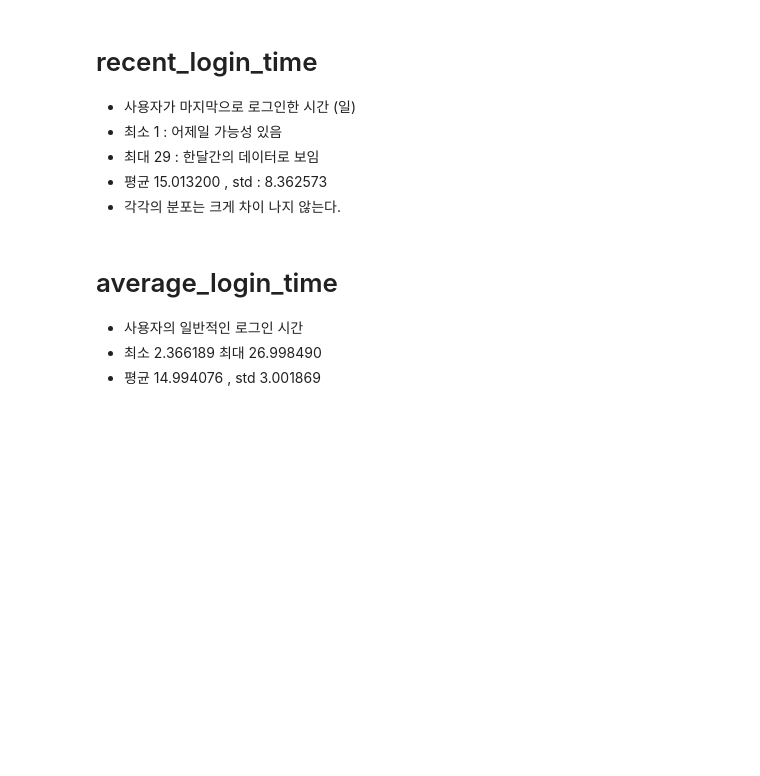
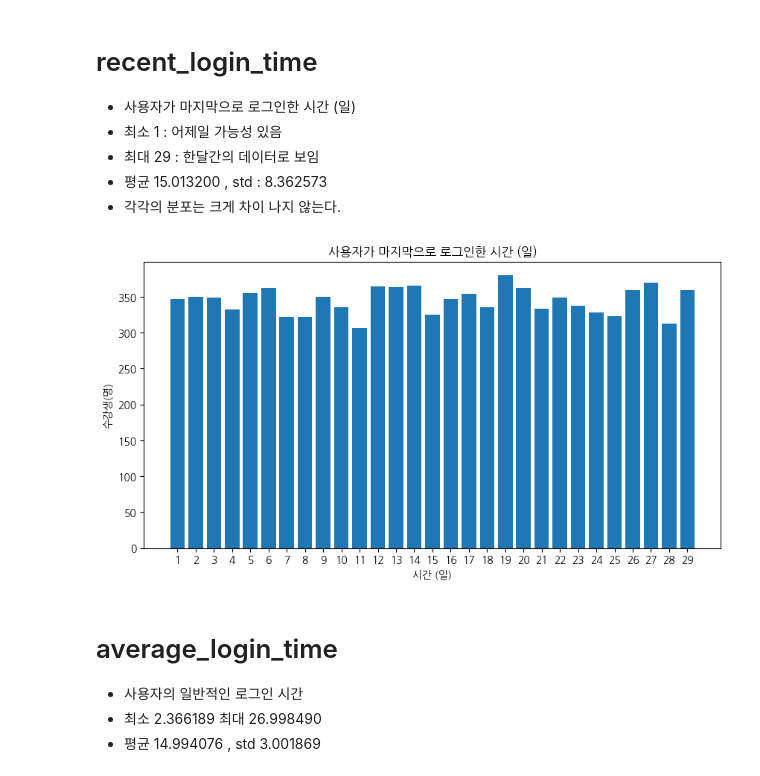
Before and after one commit to min01118/WASSUP4, a Jupyter notebook: 05_Data_Analysis/DA_Mini_Project.ipynb, the cells around one changed output. Saved outputs shown, nothing was run; the diff lists cells and outputs as text; code cells hidden in the pictures; blank space fills up the shorter version.

```diff
--- a/05_Data_Analysis/DA_Mini_Project.ipynb
+++ b/05_Data_Analysis/DA_Mini_Project.ipynb
@@ -113,6 +153,31 @@ df.sort_values("user_id")
 * 최대 29 : 한달간의 데이터로 보임
 * 평균 15.013200 , std : 8.362573
 * 각각의 분포는 크게 차이 나지 않는다.
+# %%
+df['recent_login_time'].sort_values()
+recent_login_time = df['recent_login_time'].value_counts().sort_index()
+#그래프 사이즈
+plt.figure(figsize=(10,5))
+
+#그래프 x축 y축
+plt.bar(recent_login_time.index, recent_login_time.values)
+
+#그래프 명
+plt.title('사용자가 마지막으로 로그인한 시간 (일)')
+
+#그래프 x축 레이블
+plt.xlabel('시간 (일)')
+
+#그래프 y축 레이블
+plt.ylabel('수강생(명)')
+
+#x축 레이블을
+plt.xticks(recent_login_time.index)
+
+#그래프 출력
+plt.show()
+# %% [output]
+[figure, added]
 # %% [markdown]
 # average_login_time
 * 사용자의 일반적인 로그인 시간
```
Also changed, not shown: parts of 52 cells of this notebook.
